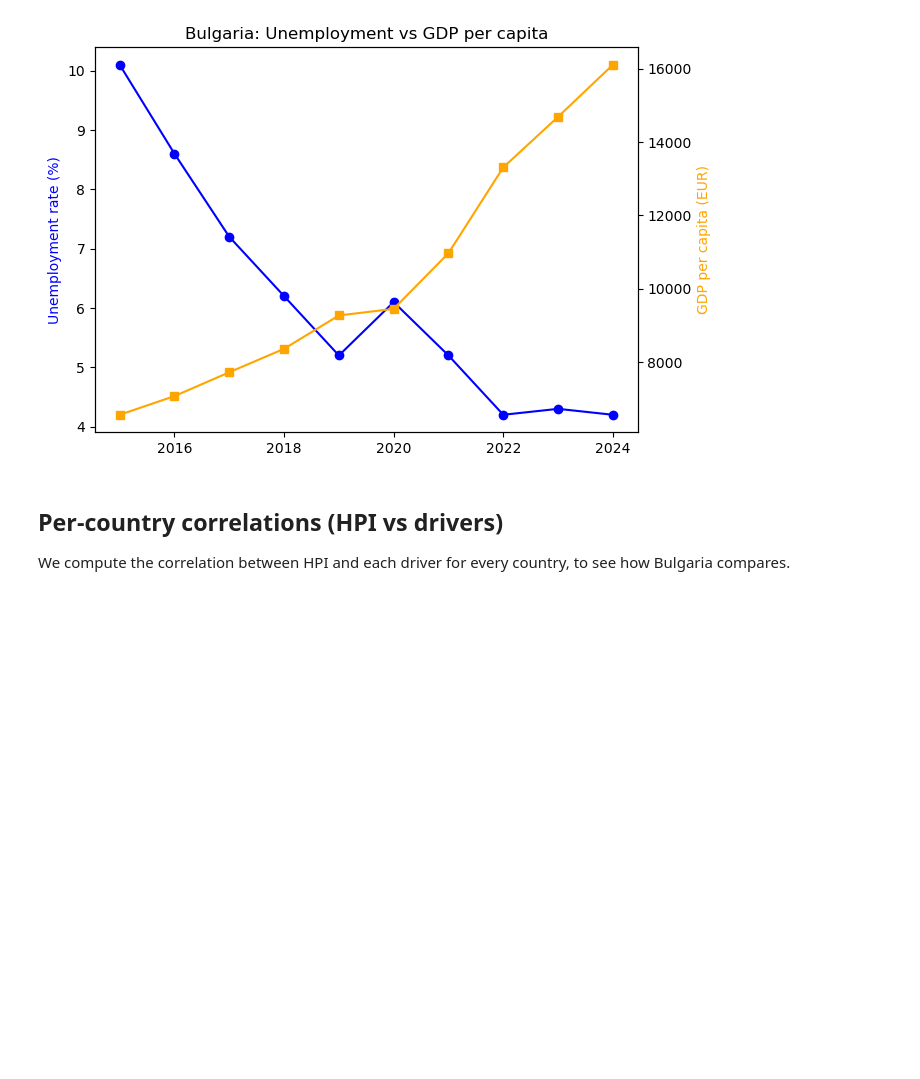
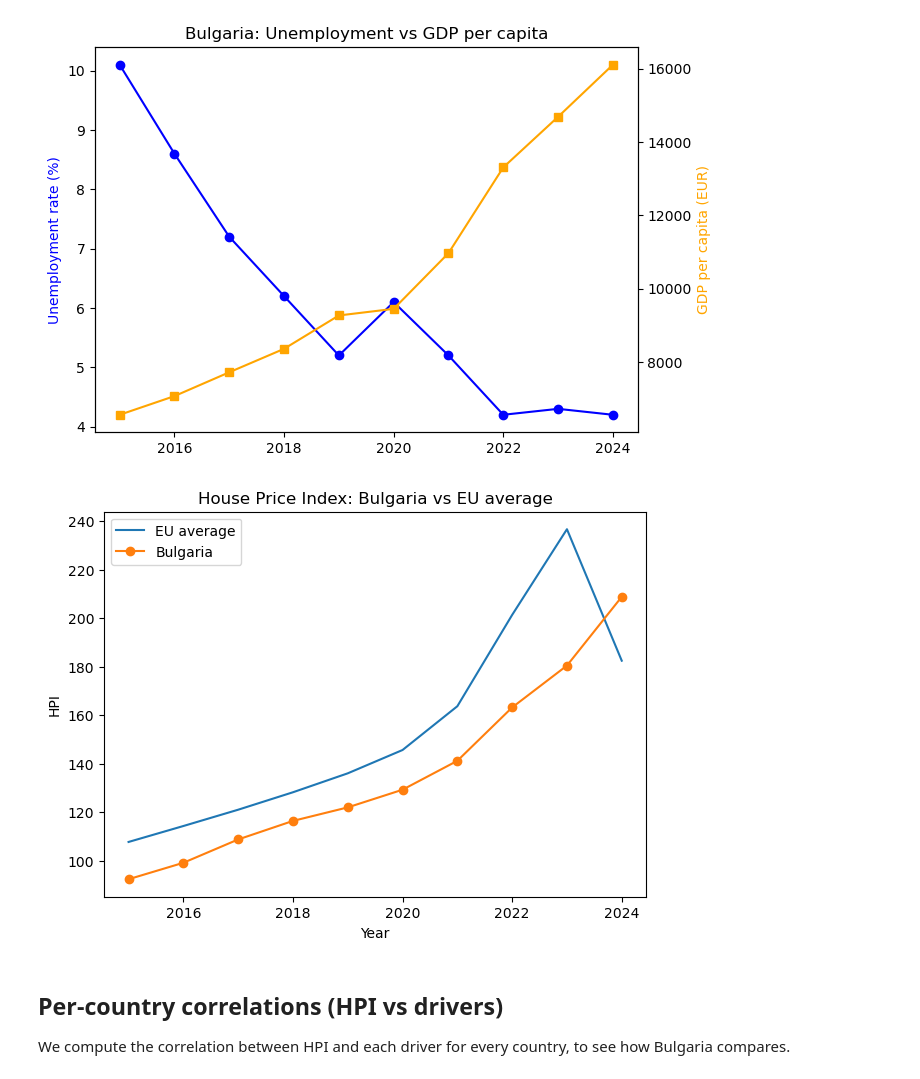
Before and after one commit to YordanBahchevanov/europe-housing-trends, a Jupyter notebook: notebooks/01_exploration.ipynb, the cells around one changed output. Saved outputs shown, nothing was run; the diff lists cells and outputs as text; code cells hidden in the pictures; blank space fills up the shorter version.

```diff
--- a/notebooks/01_exploration.ipynb
+++ b/notebooks/01_exploration.ipynb
@@ -349,6 +351,17 @@ plt.show()
 [figure]
 [figure]
 [figure]
+# %%
+eu_avg = df.groupby("year")["house_price_index"].mean().reset_index()
+
+plt.plot(eu_avg["year"], eu_avg["house_price_index"], label="EU average")
+plt.plot(bg["year"], bg["house_price_index"], marker="o", label="Bulgaria")
+plt.xlabel("Year"); plt.ylabel("HPI")
+plt.title("House Price Index: Bulgaria vs EU average")
+plt.legend()
+plt.show()
+# %% [output]
+[figure, added]
 # %% [markdown]
 ## Per-country correlations (HPI vs drivers)
 We compute the correlation between HPI and each driver for every country, to see how Bulgaria compares.
```
Also changed, not shown: parts of 10 cells of this notebook, 5 other files.
